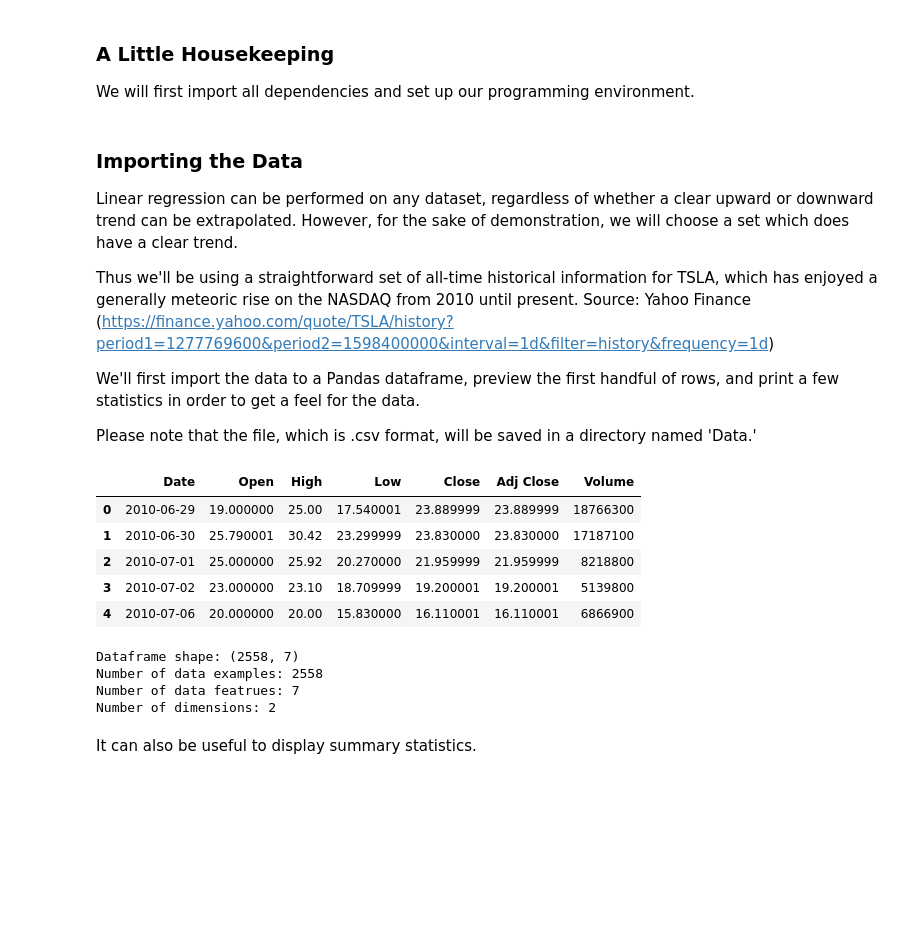
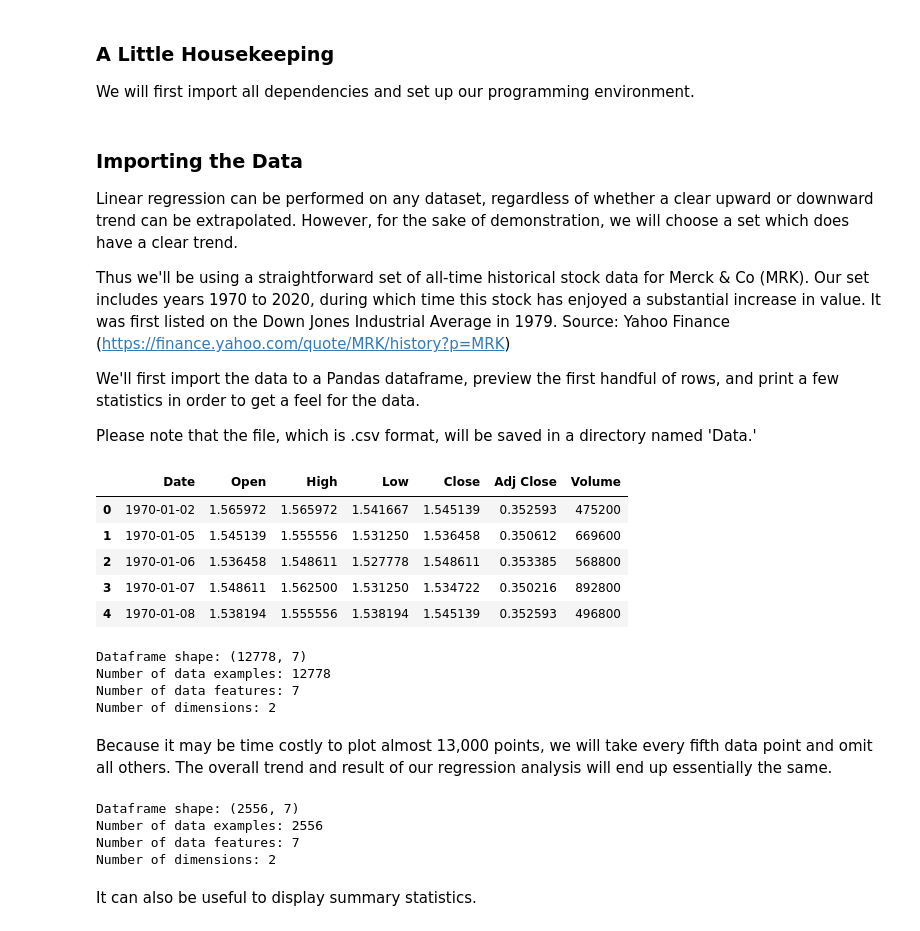
Before and after one commit to mirandabohm/Machine-Learning-Demo-Pack, a Jupyter notebook: Linear_regression.ipynb, the cells around one changed output. Saved outputs shown, nothing was run; the diff lists cells and outputs as text; code cells hidden in the pictures; blank space fills up the shorter version.

```diff
--- a/Linear_regression.ipynb
+++ b/Linear_regression.ipynb
@@ -15,31 +18,45 @@ import matplotlib.pyplot as plt
 ### Importing the Data
 Linear regression can be performed on any dataset, regardless of whether a clear upward or downward trend can be extrapolated. However, for the sake of demonstration, we will choose a set which does have a clear trend.
 
-Thus we'll be using a straightforward set of all-time historical information for TSLA, which has enjoyed a generally meteoric rise on the NASDAQ from 2010 until present. Source: Yahoo Finance (https://finance.yahoo.com/quote/TSLA/history?period1=1277769600&period2=1598400000&interval=1d&filter=history&frequency=1d)
+Thus we'll be using a straightforward set of all-time historical stock data for Merck & Co (MRK). Our set includes years 1970 to 2020, during which time this stock has enjoyed a substantial increase in value. It was first listed on the Down Jones Industrial Average in 1979. Source: Yahoo Finance (https://finance.yahoo.com/quote/MRK/history?p=MRK)
 
 We'll first import the data to a Pandas dataframe, preview the first handful of rows, and print a few statistics in order to get a feel for the data.
 
 Please note that the file, which is .csv format, will be saved in a directory named 'Data.'
 # %%
-df = pd.read_csv('../Data/TSLA.csv')
+df = pd.read_csv('Data/MRK.csv',
+                parse_dates=['Date'])
 df.head()
 # %% [output]
 |  | Date | Open | High | Low | Close | Adj Close | Volume |
-| 0 | 2010-06-29 | 19.000000 | 25.00 | 17.540001 | 23.889999 | 23.889999 | 18766300 |
-| 1 | 2010-06-30 | 25.790001 | 30.42 | 23.299999 | 23.830000 | 23.830000 | 17187100 |
-| 2 | 2010-07-01 | 25.000000 | 25.92 | 20.270000 | 21.959999 | 21.959999 | 8218800 |
-| 3 | 2010-07-02 | 23.000000 | 23.10 | 18.709999 | 19.200001 | 19.200001 | 5139800 |
-| 4 | 2010-07-06 | 20.000000 | 20.00 | 15.830000 | 16.110001 | 16.110001 | 6866900 |
+| 0 | 1970-01-02 | 1.565972 | 1.565972 | 1.541667 | 1.545139 | 0.352593 | 475200 |
+| 1 | 1970-01-05 | 1.545139 | 1.555556 | 1.531250 | 1.536458 | 0.350612 | 669600 |
+| 2 | 1970-01-06 | 1.536458 | 1.548611 | 1.527778 | 1.548611 | 0.353385 | 568800 |
+| 3 | 1970-01-07 | 1.548611 | 1.562500 | 1.531250 | 1.534722 | 0.350216 | 892800 |
+| 4 | 1970-01-08 | 1.538194 | 1.555556 | 1.538194 | 1.545139 | 0.352593 | 496800 |
 # %%
 print('Dataframe shape:', df.shape)
 print('Number of data examples:', df.shape[0])
-print('Number of data featrues:', df.shape[1])
+print('Number of data features:', df.shape[1])
 print('Number of dimensions:', df.ndim)
 # %% [output]
-Dataframe shape: (2558, 7)
-Number of data examples: 2558
-Number of data featrues: 7
+Dataframe shape: (12778, 7)
+Number of data examples: 12778
+Number of data features: 7
 Number of dimensions: 2
+# %% [markdown]
+Because it may be time costly to plot almost 13,000 points, we will take every fifth data point and omit all others. The overall trend and result of our regression analysis will end up essentially the same.
+# %%
+df = df.iloc[::5, :] # Include every fifth row
+print('Dataframe shape:', df.shape)
+print('Number of data examples:', df.shape[0])
+print('Number of data features:', df.shape[1])
+print('Number of dimensions:', df.ndim)
+# %% [output]
+Dataframe shape: (2556, 7)
+Number of data examples: 2556
+Number of data features: 7
+Number of dimensions: 2
 # %% [markdown]
 It can also be useful to display summary statistics.
 # %%
```
Also changed, not shown: parts of 5 cells of this notebook.
